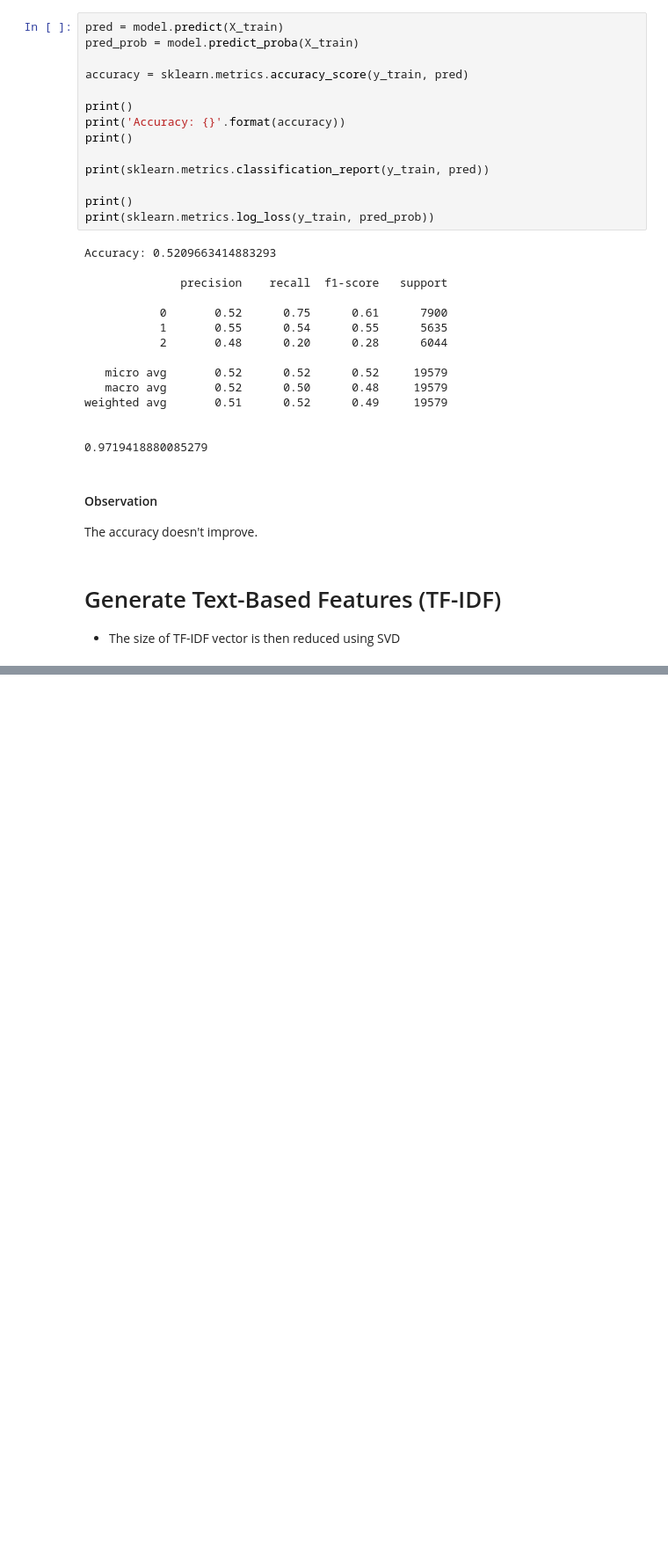
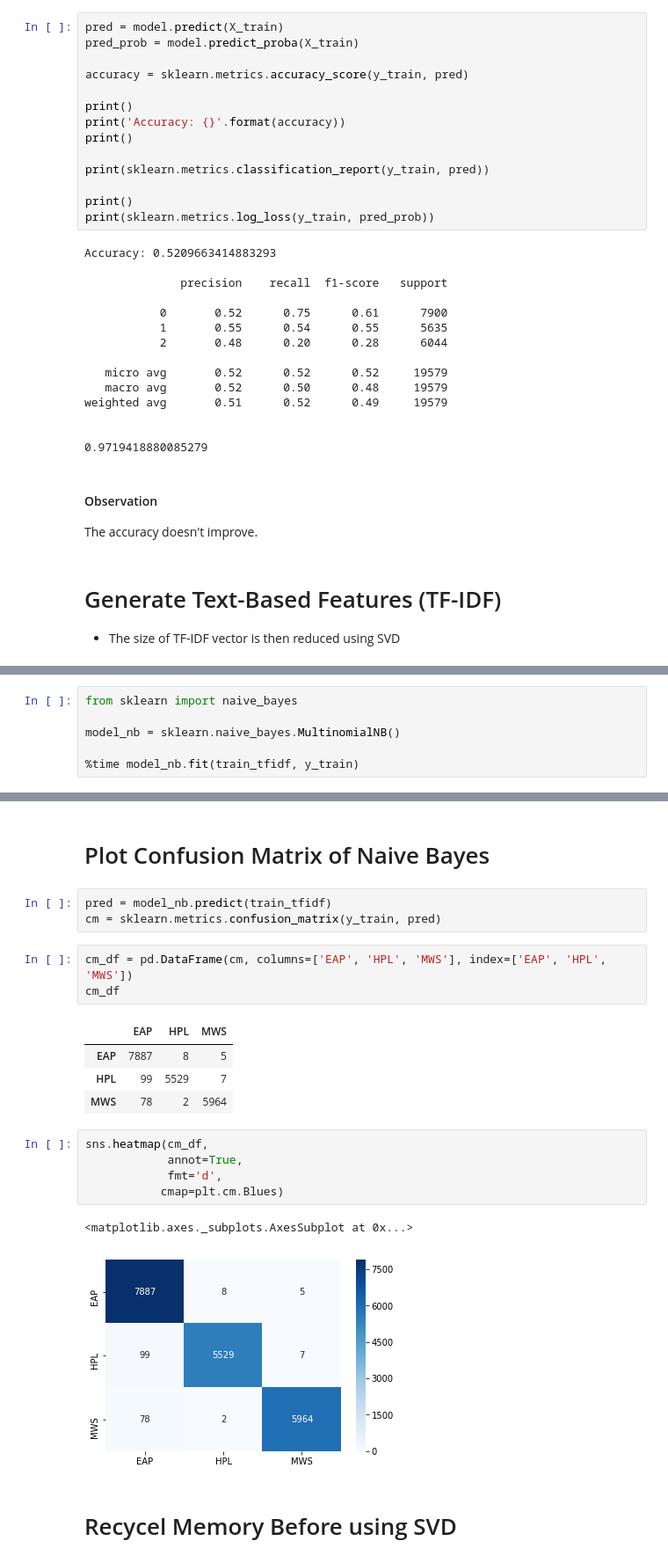
Before and after one commit to Brandon-HY-Lin/kaggle_case_study_author_identification, a Jupyter notebook: step_2_feature_engineering.ipynb, the cells around one changed output, grey strips where cells are left out. Shown at 88% size. Cells and saved outputs as stored; diff of their text form; blank space fills up the shorter version.

```diff
--- a/step_2_feature_engineering.ipynb
+++ b/step_2_feature_engineering.ipynb
@@ -658,0 +782,6 @@ The accuracy doesn't improve.
+# %%
+from sklearn import naive_bayes
+
+model_nb = sklearn.naive_bayes.MultinomialNB()
+
+%time model_nb.fit(train_tfidf, y_train)
@@ -658,0 +824,23 @@ The accuracy doesn't improve.
+# %% [markdown]
+# Plot Confusion Matrix of Naive Bayes
+# %%
+pred = model_nb.predict(train_tfidf)
+cm = sklearn.metrics.confusion_matrix(y_train, pred)
+# %%
+cm_df = pd.DataFrame(cm, columns=['EAP', 'HPL', 'MWS'], index=['EAP', 'HPL', 'MWS'])
+cm_df
+# %% [output]
+|  | EAP | HPL | MWS |
+| EAP | 7887 | 8 | 5 |
+| HPL | 99 | 5529 | 7 |
+| MWS | 78 | 2 | 5964 |
+# %%
+sns.heatmap(cm_df,
+            annot=True,
+            fmt='d',
+           cmap=plt.cm.Blues)
+# %% [output]
+<matplotlib.axes._subplots.AxesSubplot at 0x...>
+[figure, added]
+# %% [markdown]
+# Recycel Memory Before using SVD
```
Also changed, not shown: parts of 58 cells of this notebook.
